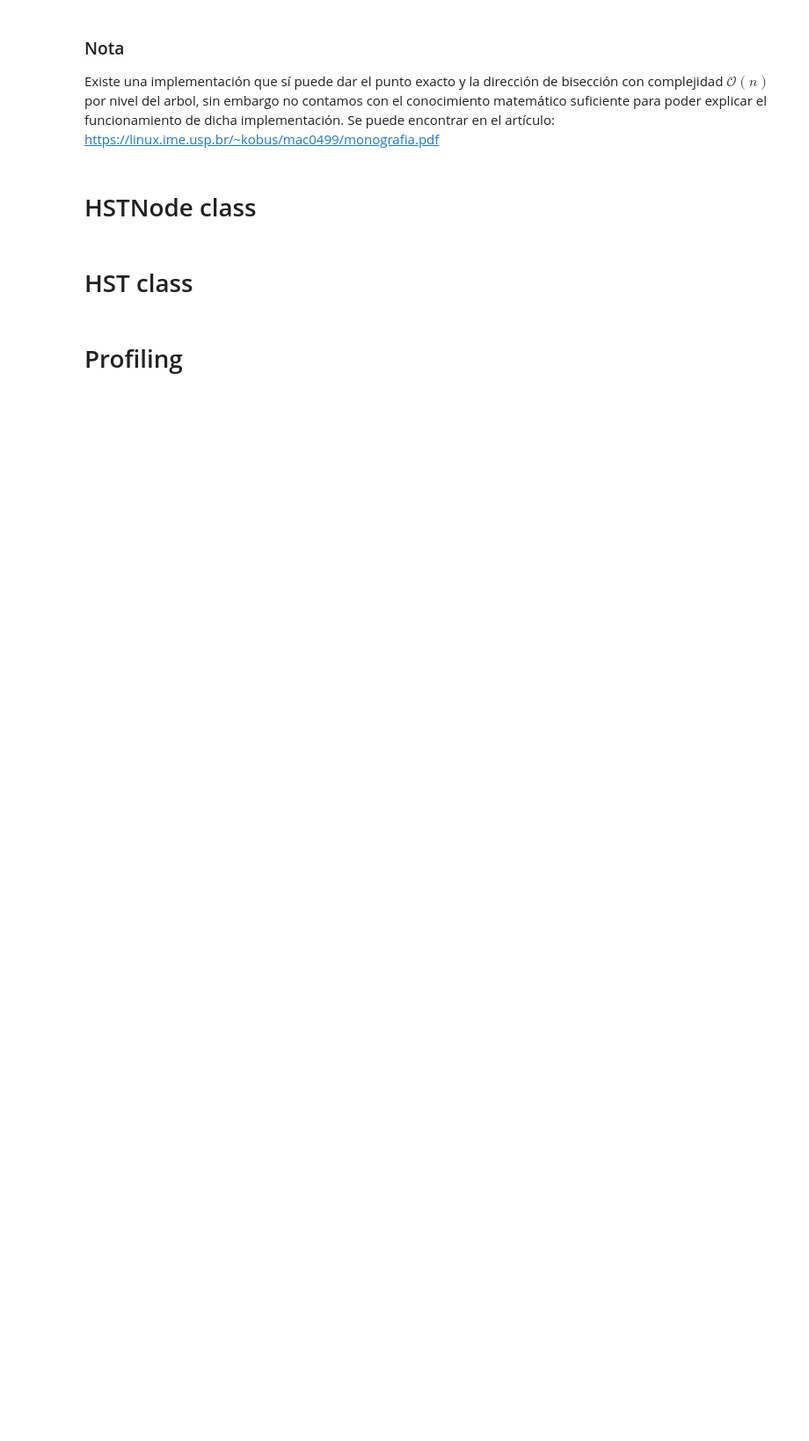
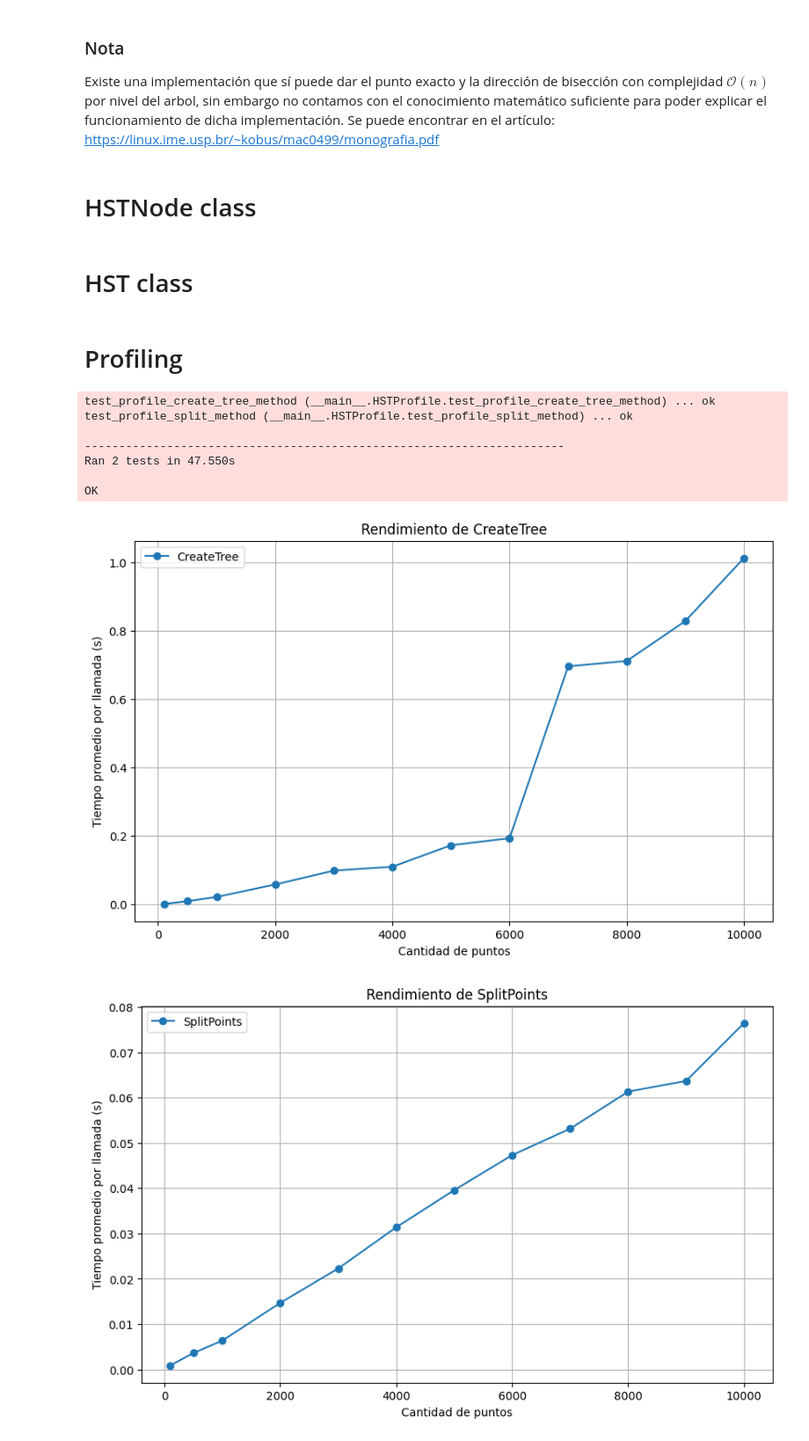
Before and after one commit to SandroCJ210/Ham-Sandwich-Tree, a Jupyter notebook: Informe.ipynb, the cells around one changed output. Shown at 88% size. Cells and saved outputs as stored; diff of their text form; code cells hidden in the pictures; blank space fills up the shorter version.

```diff
--- a/Informe.ipynb
+++ b/Informe.ipynb
@@ -298,7 +254,6 @@ class HSTNode:
 # HST class
 # %%
 from typing import List, Optional
-from HSTNode import HSTNode
 import numpy as np
 import random
 import math
@@ -328,6 +283,7 @@ class HamSandwichTree:
 		self.boundary = boundary
 		self.points: List[np.ndarray] = []
 		self.root: Optional[HSTNode] = None
+		self.Start()
 	#main
 
 	def Start(self):
@@ -465,14 +421,16 @@ import unittest
 from typing import List, Tuple
 import numpy as np
 import os
-
+import pandas as pd
+import matplotlib.pyplot as plt
 
 if not os.path.exists('data'):
     os.makedirs('data', exist_ok=True)
 
+
 class HSTProfile(unittest.TestCase):
-    Quantities = [100, 1000, 10000]
-    Runs = 1000
+    Quantities = [100, 500, 1000, 2000, 3000, 4000, 5000, 6000, 7000, 8000, 9000, 10000]
+    Runs = 10
     OutputFileName = 'data/stats_hst.csv'
     OutputFileNameSplit = 'data/stats_hst_split.csv'
 
@@ -495,69 +453,80 @@ class HSTProfile(unittest.TestCase):
         keys = list(filter(is_method, ps.keys()))
         return [(key[2], ps[key][2], ps[key][3], ps[key][3] / ps[key][1]) for key in keys]
 
-    def test_profile_start_method(self) -> None:
+    def test_profile_create_tree_method(self) -> None:
         with open(HSTProfile.OutputFileName, 'w') as f:
             HSTProfile.write_header(f)
             for qty in HSTProfile.Quantities:
                 for _ in range(HSTProfile.Runs):
                     tree = HamSandwichTree(is3D=True, quantity=qty, boundary=10)
+                    tree.SpawnRandomPoints(tree.quantity, tree.boundary)
                     pro = cProfile.Profile()
-                    pro.runcall(tree.Start)
+                    pro.runcall(tree.CreateTree)
                     st = pstats.Stats(pro)
-
-                    for method_name, total_time, cumulative_time, per_call_time in \
-                            HSTProfile.get_running_times(st, 'Start'):
-                        HSTProfile.write_row(f, 'HST', qty, method_name, total_time, cumulative_time, per_call_time)
 
                     for method_name, total_time, cumulative_time, per_call_time in \
                             HSTProfile.get_running_times(st, 'CreateTree'):
                         HSTProfile.write_row(f, 'HST', qty, method_name, total_time, cumulative_time, per_call_time)
 
                     for method_name, total_time, cumulative_time, per_call_time in \
                             HSTProfile.get_running_times(st, 'CreateTreeAux'):
                         HSTProfile.write_row(f, 'HST', qty, method_name, total_time, cumulative_time, per_call_time)
 
     def test_profile_split_method(self) -> None:
         with open(HSTProfile.OutputFileNameSplit, 'w') as f:
             HSTProfile.write_header(f)
             for qty in HSTProfile.Quantities:
                 for _ in range(HSTProfile.Runs):
                     tree = HamSandwichTree(is3D=True, quantity=qty, boundary=10)
                     tree.SpawnRandomPoints(tree.quantity, tree.boundary)
                     root = tree.CreateNode()
                     root.points = tree.points
-                    # Queremos medir SplitPoints explícitamente
                     pro = cProfile.Profile()
                     pro.runcall(tree.SplitPoints, root)
                     st = pstats.Stats(pro)
 
                     for method_name, total_time, cumulative_time, per_call_time in \
                             HSTProfile.get_running_times(st, 'SplitPoints'):
                         HSTProfile.write_row(f, 'HST', qty, method_name, total_time, cumulative_time, per_call_time)
 
-    def test_profile_mixed_operations(self) -> None:
-        with open('data/stats_hst_mixed.csv', 'w') as f:
-            HSTProfile.write_header(f)
-            for qty in HSTProfile.Quantities:
-                for _ in range(HSTProfile.Runs):
-                    tree = HamSandwichTree(is3D=True, quantity=qty, boundary=10)
-                    pro = cProfile.Profile()
-                    pro.runcall(tree.Start)
-                    st = pstats.Stats(pro)
 
-                    for method_name, total_time, cumulative_time, per_call_time in \
-                            HSTProfile.get_running_times(st, 'Start'):
-                        HSTProfile.write_row(f, 'HST', qty, method_name, total_time, cumulative_time, per_call_time)
+def plot_profile_results(csv_file: str, title: str, only_create_tree: bool = False):
+    df = pd.read_csv(csv_file)
 
-                    for method_name, total_time, cumulative_time, per_call_time in \
-                            HSTProfile.get_running_times(st, 'SplitPoints'):
-                        HSTProfile.write_row(f, 'HST', qty, method_name, total_time, cumulative_time, per_call_time)
+    if only_create_tree:
+        df = df[df['method_name'] == 'CreateTree']
 
-                    for method_name, total_time, cumulative_time, per_call_time in \
-                            HSTProfile.get_running_times(st, 'CreateTree'):
-                        HSTProfile.write_row(f, 'HST', qty, method_name, total_time, cumulative_time, per_call_time)
+    grouped = df.groupby(['quantity', 'method_name']).agg({
+        'per_call_time': 'mean'
+    }).reset_index()
+
+    plt.figure(figsize=(10, 6))
+    for method in grouped['method_name'].unique():
+        method_data = grouped[grouped['method_name'] == method]
+        plt.plot(method_data['quantity'], method_data['per_call_time'],
+                 marker='o', label=method)
+
+    plt.title(title)
+    plt.xlabel('Cantidad de puntos')
+    plt.ylabel('Tiempo promedio por llamada (s)')
+    plt.legend()
+    plt.grid(True)
+    plt.show()
 
 
-# Ejecuta la suite de tests.
-suite = unittest.TestLoader().loadTestsFromTestCase(HSTProfile)
-unittest.TextTestRunner(verbosity=2).run(suite)
+if __name__ == "__main__":
+    suite = unittest.TestLoader().loadTestsFromTestCase(HSTProfile)
+    unittest.TextTestRunner(verbosity=2).run(suite)
+
+    plot_profile_results('data/stats_hst.csv', 'Rendimiento de CreateTree', only_create_tree=True)
+    plot_profile_results('data/stats_hst_split.csv', 'Rendimiento de SplitPoints', only_create_tree=False)
+# %% [output]
+test_profile_create_tree_method (__main__.HSTProfile.test_profile_create_tree_method) ... ok
+test_profile_split_method (__main__.HSTProfile.test_profile_split_method) ... ok
+
+----------------------------------------------------------------------
+Ran 2 tests in 47.550s
+
+OK
+[figure, added]
+[figure, added]
```
Also changed, not shown: parts of 8 cells of this notebook.
